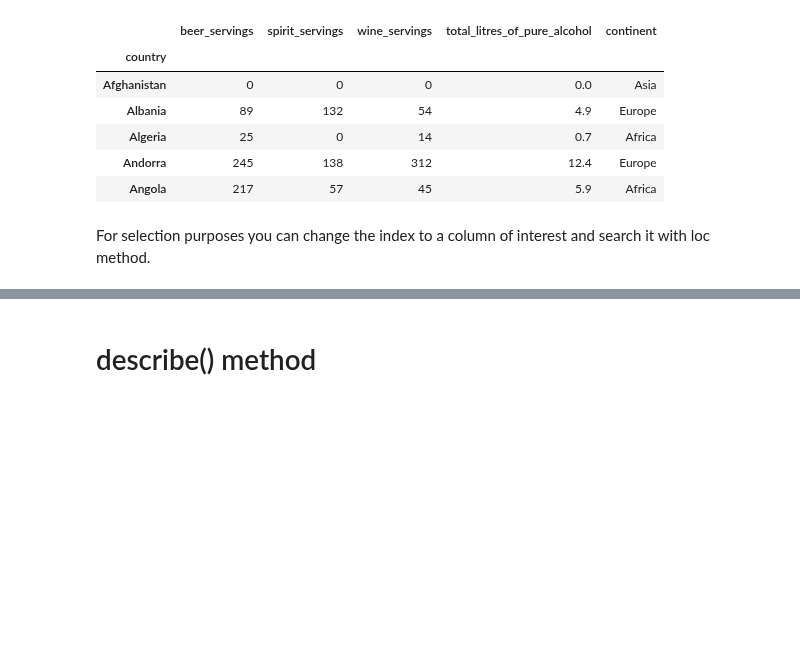
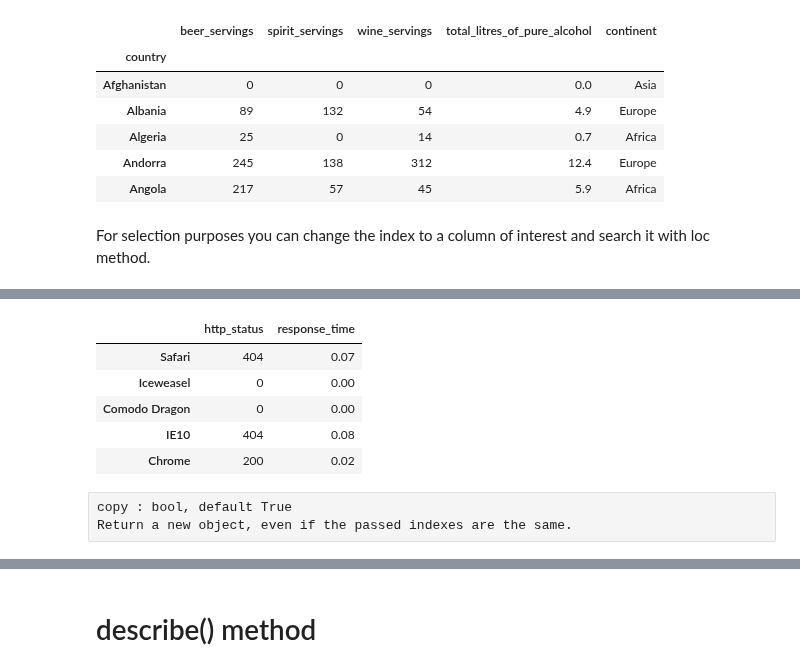
Before and after one commit to GurkanGitHub/Python, a Jupyter notebook: pandas_df_methods.ipynb, the cells around one changed output, grey strips where cells are left out. Drawn from its saved outputs; the diff is of its cells as text; code cells hidden in the pictures; blank space fills up the shorter version.

```diff
--- a/pandas_df_methods.ipynb
+++ b/pandas_df_methods.ipynb
@@ -1330,0 +1368,12 @@ For selection purposes you can change the index to a column of interest and sear
+# %%
+df.reindex(new_index, fill_value=0)
+# %% [output]
+|  | http_status | response_time |
+| Safari | 404 | 0.07 |
+| Iceweasel | 0 | 0.00 |
+| Comodo Dragon | 0 | 0.00 |
+| IE10 | 404 | 0.08 |
+| Chrome | 200 | 0.02 |
+# %% [raw]
+copy : bool, default True
+Return a new object, even if the passed indexes are the same.
```
Also changed, not shown: parts of 14 cells of this notebook, 1 other file.
